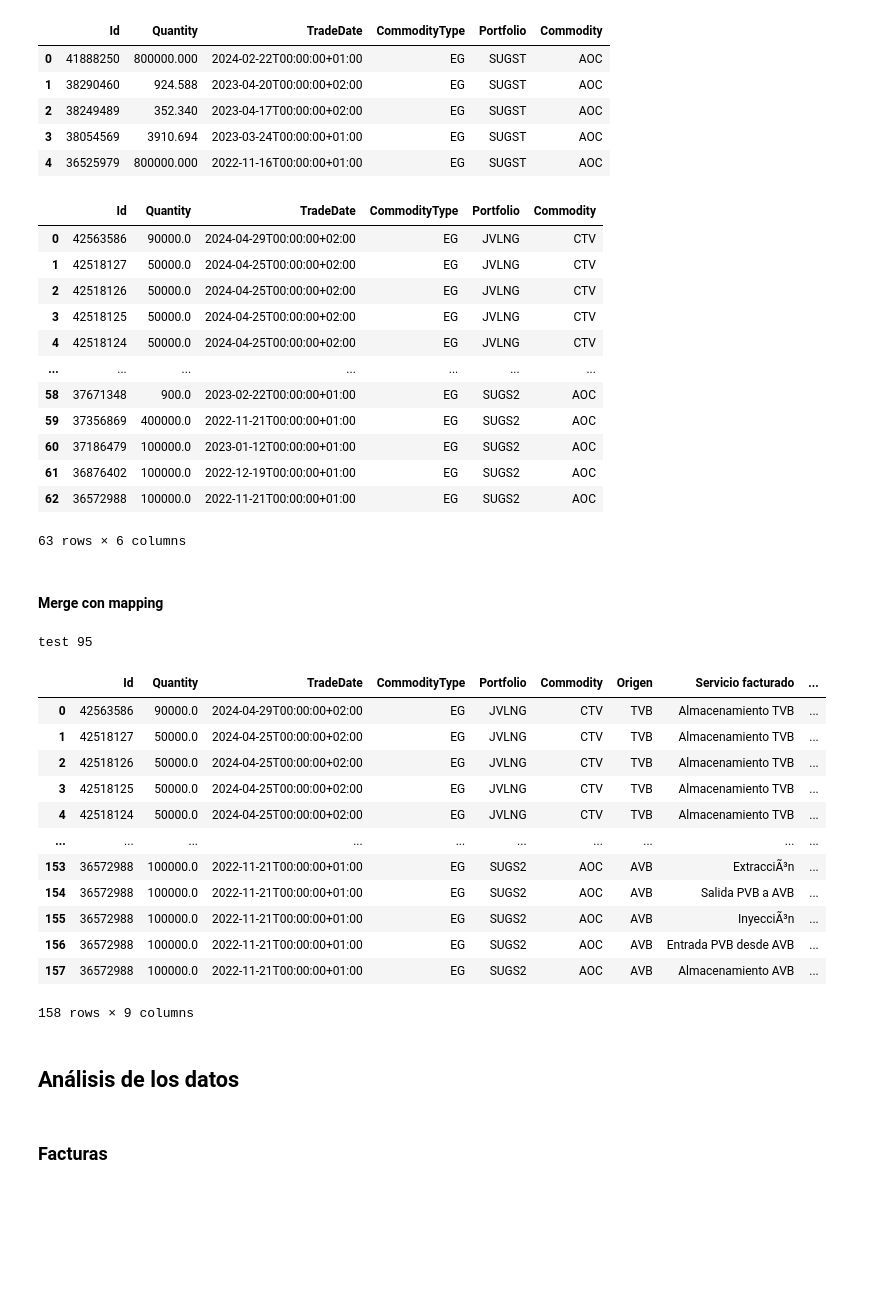
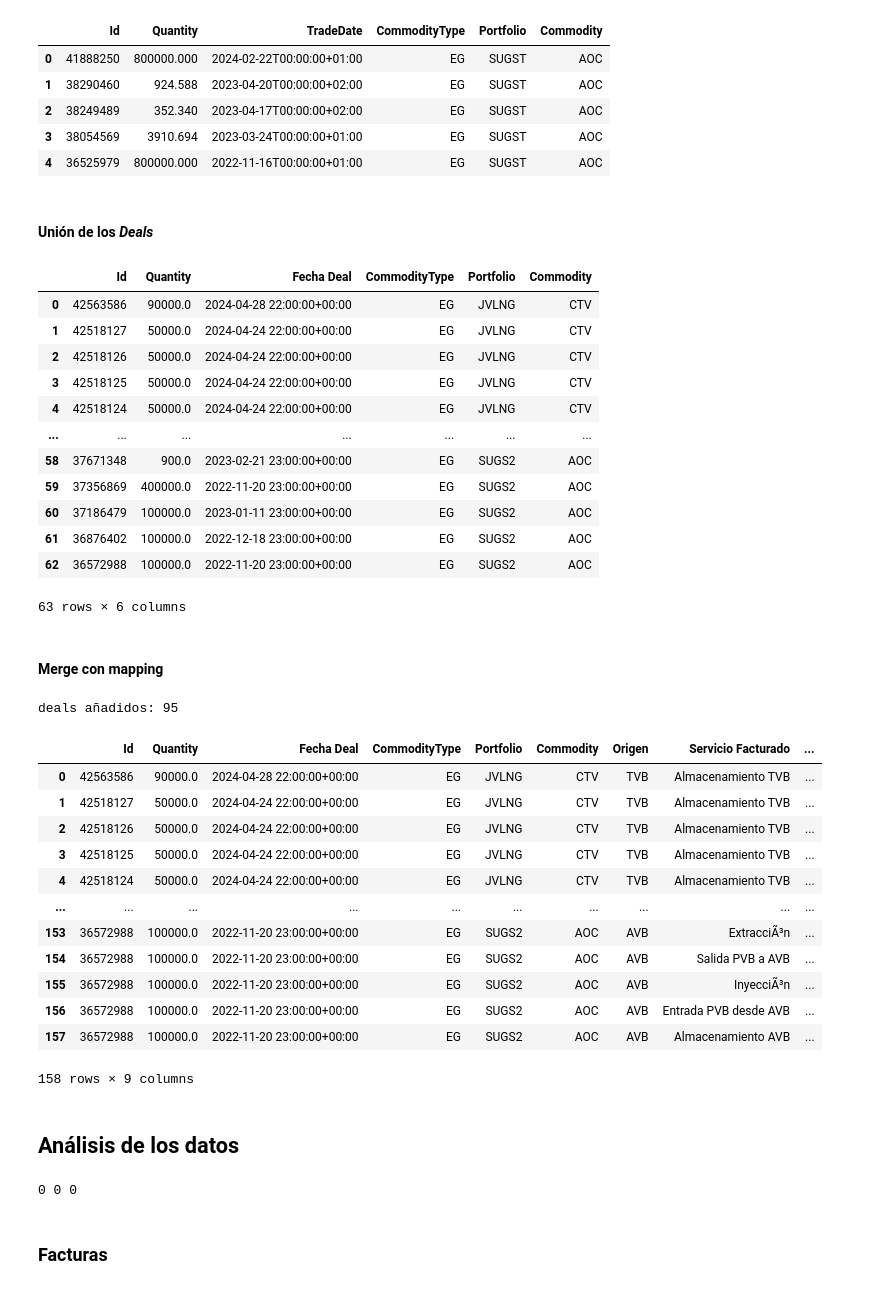
Before and after one commit to kikekzm/Data-Projects, a Jupyter notebook: ENGIE-Caso/Caso_Engie.ipynb, the cells around one changed output. Saved outputs shown, nothing was run; the diff lists cells and outputs as text; code cells hidden in the pictures; blank space fills up the shorter version.

```diff
--- a/ENGIE-Caso/Caso_Engie.ipynb
+++ b/ENGIE-Caso/Caso_Engie.ipynb
@@ -139,63 +126,76 @@ AOC_min_df.head()
 | 2 | 38249489 | 352.340 | 2023-04-17T00:00:00+02:00 | EG | SUGST | AOC |
 | 3 | 38054569 | 3910.694 | 2023-03-24T00:00:00+01:00 | EG | SUGST | AOC |
 | 4 | 36525979 | 800000.000 | 2022-11-16T00:00:00+01:00 | EG | SUGST | AOC |
+# %% [markdown]
+#### Unión de los *Deals*
 # %%
-# ahora los unimos todos y camb
+# ahora unimos todos los deals en un solo dataframe
 deals_df=pd.concat([CTV_min_df, IAC_min_df, AOC_min_df, AOC2_min_df], ignore_index=True)
 
+# cambiamos el formato de fecha
+deals_df['TradeDate'] = (pd.to_datetime(deals_df['TradeDate'], utc=True ,dayfirst=False, format='%Y-%m-%dT%H:%M:%S%z'))
 
-# vemos si hay algún ID duplicado
-
-# cambiamos el formato de fecha
-#todo
+# cambiamos el nombre de la columna
+deals_df.rename(columns={'TradeDate':'Fecha Deal'} , inplace=True)
 
 deals_df.head(100)
 # %% [output]
-|  | Id | Quantity | TradeDate | CommodityType | Portfolio | Commodity |
-| 0 | 42563586 | 90000.0 | 2024-04-29T00:00:00+02:00 | EG | JVLNG | CTV |
-| 1 | 42518127 | 50000.0 | 2024-04-25T00:00:00+02:00 | EG | JVLNG | CTV |
-| 2 | 42518126 | 50000.0 | 2024-04-25T00:00:00+02:00 | EG | JVLNG | CTV |
-| 3 | 42518125 | 50000.0 | 2024-04-25T00:00:00+02:00 | EG | JVLNG | CTV |
-| 4 | 42518124 | 50000.0 | 2024-04-25T00:00:00+02:00 | EG | JVLNG | CTV |
+|  | Id | Quantity | Fecha Deal | CommodityType | Portfolio | Commodity |
+| 0 | 42563586 | 90000.0 | 2024-04-28 22:00:00+00:00 | EG | JVLNG | CTV |
+| 1 | 42518127 | 50000.0 | 2024-04-24 22:00:00+00:00 | EG | JVLNG | CTV |
+| 2 | 42518126 | 50000.0 | 2024-04-24 22:00:00+00:00 | EG | JVLNG | CTV |
+| 3 | 42518125 | 50000.0 | 2024-04-24 22:00:00+00:00 | EG | JVLNG | CTV |
+| 4 | 42518124 | 50000.0 | 2024-04-24 22:00:00+00:00 | EG | JVLNG | CTV |
 | ... | ... | ... | ... | ... | ... | ... |
-| 58 | 37671348 | 900.0 | 2023-02-22T00:00:00+01:00 | EG | SUGS2 | AOC |
-| 59 | 37356869 | 400000.0 | 2022-11-21T00:00:00+01:00 | EG | SUGS2 | AOC |
-| 60 | 37186479 | 100000.0 | 2023-01-12T00:00:00+01:00 | EG | SUGS2 | AOC |
-| 61 | 36876402 | 100000.0 | 2022-12-19T00:00:00+01:00 | EG | SUGS2 | AOC |
-| 62 | 36572988 | 100000.0 | 2022-11-21T00:00:00+01:00 | EG | SUGS2 | AOC |
+| 58 | 37671348 | 900.0 | 2023-02-21 23:00:00+00:00 | EG | SUGS2 | AOC |
+| 59 | 37356869 | 400000.0 | 2022-11-20 23:00:00+00:00 | EG | SUGS2 | AOC |
+| 60 | 37186479 | 100000.0 | 2023-01-11 23:00:00+00:00 | EG | SUGS2 | AOC |
+| 61 | 36876402 | 100000.0 | 2022-12-18 23:00:00+00:00 | EG | SUGS2 | AOC |
+| 62 | 36572988 | 100000.0 | 2022-11-20 23:00:00+00:00 | EG | SUGS2 | AOC |
 63 rows × 6 columns
 # %% [markdown]
 #### Merge con mapping
 # %%
 # ahora unimos cada uno con mapping
 deals_mapped_df = (pd.merge(deals_df, mapping_df,on=['Portfolio', 'Commodity'], how='inner').drop_duplicates())
 
 test=deals_mapped_df.shape[0]-deals_df.shape[0]
 
-print('test',test)
+print('deals añadidos:',test)
 
 #deals_mapped_df.head(1000)
-deals_mapped_df.head(1000)
+deals_mapped_df.head(160)
 
-## SALEN DE MÁS PORQUE LA RELACIÓN NO ES UNICA, PARA UN MISMO CANAL (PORTOFOLIO+COMMODITY),
+## SALEN DE MÁS PORQUE LA RELACIÓN NO ES ÚNICA, PARA UN MISMO CANAL (PORTOFOLIO+COMMODITY),
 ## HAY DISTINTOS SERVICIOS FACTURADOS
 # %% [output]
-test 95
+deals añadidos: 95
-|  | Id | Quantity | TradeDate | CommodityType | Portfolio | Commodity | Origen | Servicio facturado | ... |
-| 0 | 42563586 | 90000.0 | 2024-04-29T00:00:00+02:00 | EG | JVLNG | CTV | TVB | Almacenamiento TVB | ... |
-| 1 | 42518127 | 50000.0 | 2024-04-25T00:00:00+02:00 | EG | JVLNG | CTV | TVB | Almacenamiento TVB | ... |
-| 2 | 42518126 | 50000.0 | 2024-04-25T00:00:00+02:00 | EG | JVLNG | CTV | TVB | Almacenamiento TVB | ... |
-| 3 | 42518125 | 50000.0 | 2024-04-25T00:00:00+02:00 | EG | JVLNG | CTV | TVB | Almacenamiento TVB | ... |
-| 4 | 42518124 | 50000.0 | 2024-04-25T00:00:00+02:00 | EG | JVLNG | CTV | TVB | Almacenamiento TVB | ... |
+|  | Id | Quantity | Fecha Deal | CommodityType | Portfolio | Commodity | Origen | Servicio Facturado | ... |
+| 0 | 42563586 | 90000.0 | 2024-04-28 22:00:00+00:00 | EG | JVLNG | CTV | TVB | Almacenamiento TVB | ... |
+| 1 | 42518127 | 50000.0 | 2024-04-24 22:00:00+00:00 | EG | JVLNG | CTV | TVB | Almacenamiento TVB | ... |
+| 2 | 42518126 | 50000.0 | 2024-04-24 22:00:00+00:00 | EG | JVLNG | CTV | TVB | Almacenamiento TVB | ... |
+| 3 | 42518125 | 50000.0 | 2024-04-24 22:00:00+00:00 | EG | JVLNG | CTV | TVB | Almacenamiento TVB | ... |
+| 4 | 42518124 | 50000.0 | 2024-04-24 22:00:00+00:00 | EG | JVLNG | CTV | TVB | Almacenamiento TVB | ... |
 | ... | ... | ... | ... | ... | ... | ... | ... | ... | ... |
-| 153 | 36572988 | 100000.0 | 2022-11-21T00:00:00+01:00 | EG | SUGS2 | AOC | AVB | ExtracciÃ³n | ... |
-| 154 | 36572988 | 100000.0 | 2022-11-21T00:00:00+01:00 | EG | SUGS2 | AOC | AVB | Salida PVB a AVB | ... |
-| 155 | 36572988 | 100000.0 | 2022-11-21T00:00:00+01:00 | EG | SUGS2 | AOC | AVB | InyecciÃ³n | ... |
-| 156 | 36572988 | 100000.0 | 2022-11-21T00:00:00+01:00 | EG | SUGS2 | AOC | AVB | Entrada PVB desde AVB | ... |
-| 157 | 36572988 | 100000.0 | 2022-11-21T00:00:00+01:00 | EG | SUGS2 | AOC | AVB | Almacenamiento AVB | ... |
+| 153 | 36572988 | 100000.0 | 2022-11-20 23:00:00+00:00 | EG | SUGS2 | AOC | AVB | ExtracciÃ³n | ... |
+| 154 | 36572988 | 100000.0 | 2022-11-20 23:00:00+00:00 | EG | SUGS2 | AOC | AVB | Salida PVB a AVB | ... |
+| 155 | 36572988 | 100000.0 | 2022-11-20 23:00:00+00:00 | EG | SUGS2 | AOC | AVB | InyecciÃ³n | ... |
+| 156 | 36572988 | 100000.0 | 2022-11-20 23:00:00+00:00 | EG | SUGS2 | AOC | AVB | Entrada PVB desde AVB | ... |
+| 157 | 36572988 | 100000.0 | 2022-11-20 23:00:00+00:00 | EG | SUGS2 | AOC | AVB | Almacenamiento AVB | ... |
 158 rows × 9 columns
 # %% [markdown]
 ## Análisis de los datos
+# %%
+#### BORRAR DESPUES
+
+# Verificar duplicados en los dataframes
+facturas_duplicates = facturas_new_df.duplicated().sum()
+mapping_duplicates = mapping_df.duplicated().sum()
+deals_duplicates = deals_df.duplicated().sum()
+
+print(facturas_duplicates, mapping_duplicates, deals_duplicates)
+# %% [output]
+0 0 0
 # %% [markdown]
 ### Facturas
 # %%
```
Also changed, not shown: parts of 11 cells of this notebook.
